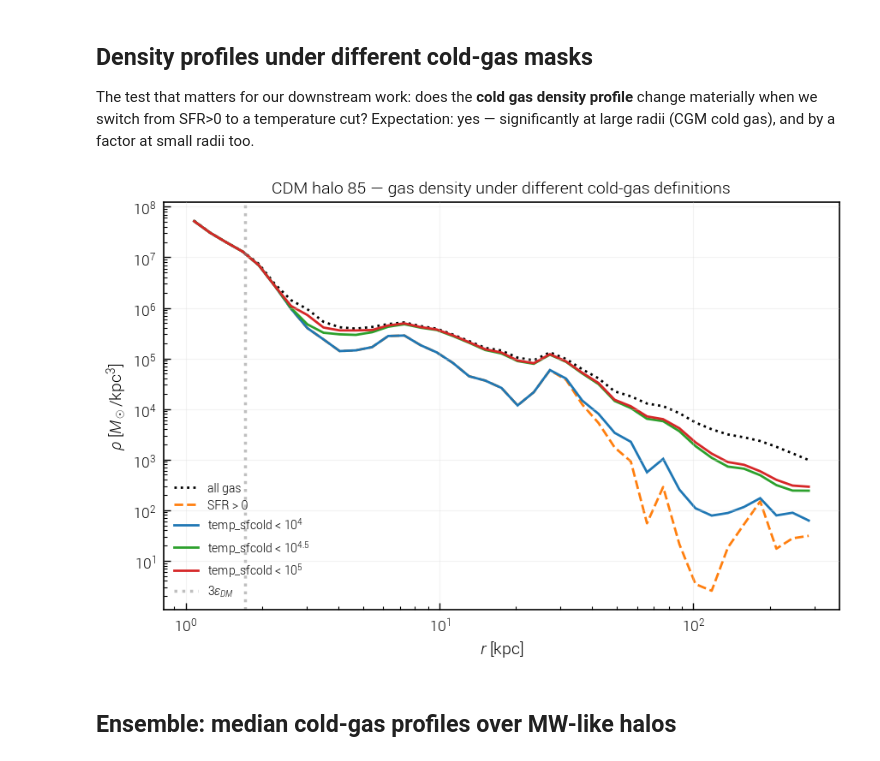
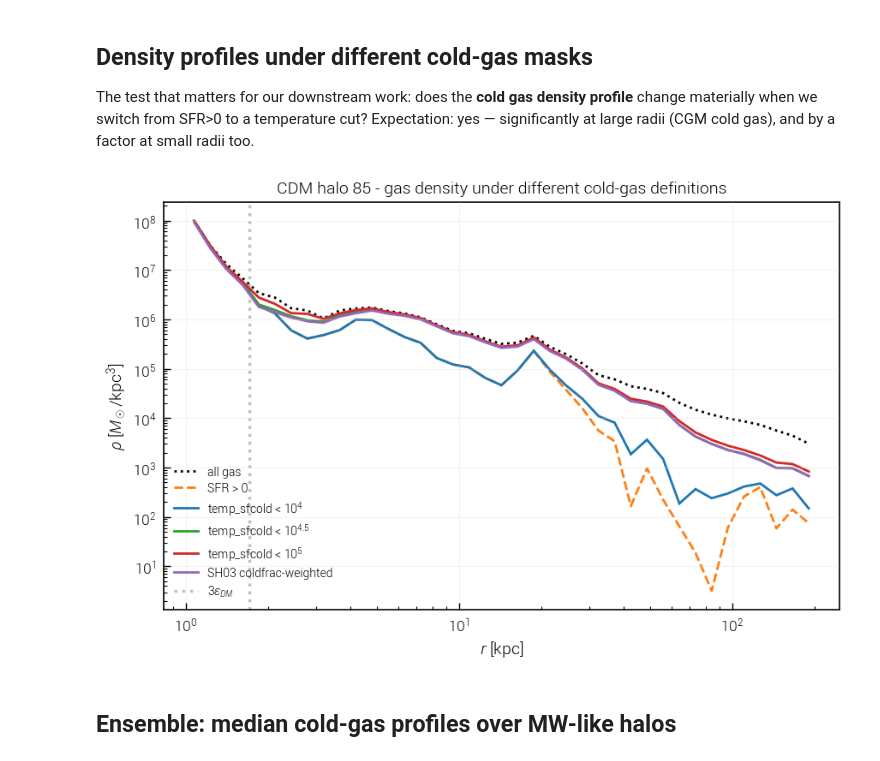
Before and after one commit to SoulOfSword/master_thesis_project, a Jupyter notebook: notebooks/AIDA-TNG/03_gas_temperature.ipynb, the cells around one changed output. Saved outputs shown, nothing was run; the diff lists cells and outputs as text; code cells hidden in the pictures.

```diff
--- a/notebooks/AIDA-TNG/03_gas_temperature.ipynb
+++ b/notebooks/AIDA-TNG/03_gas_temperature.ipynb
@@ -82,19 +76,21 @@ the eEOS ridge should be visible as a narrow density-temperature track (the SH03
 
 Two panels: left uses raw `temp` (SF cells sit on the eEOS); right uses `temp_sfcold` (SF cells pulled down to 1000 K).
 # %%
-# Load gas cells belonging to this halo (FoF). temet handles offsets automatically.
-gas = {}
-gas['temp']        = sim_cdm.snapshotSubset('gas', 'temp',            haloID=hid)
-gas['temp_sfcold'] = sim_cdm.snapshotSubset('gas', 'temp_sfcold',     haloID=hid)
-gas['rho']         = sim_cdm.snapshotSubset('gas', 'Density',         haloID=hid)
-gas['mass']        = sim_cdm.snapshotSubset('gas', 'Masses',          haloID=hid)
-gas['sfr']         = sim_cdm.snapshotSubset('gas', 'StarFormationRate', haloID=hid)
-gas['pos']         = sim_cdm.snapshotSubset('gas', 'Coordinates',     haloID=hid)
+gas = {
+    'temp':        sim_cdm.snapshotSubset('gas', 'temp',              haloID=hid),
+    'temp_sfcold': sim_cdm.snapshotSubset('gas', 'temp_sfcold',       haloID=hid),
+    'numdens':     sim_cdm.snapshotSubset('gas', 'numdens',           haloID=hid),
+    'mass':        sim_cdm.snapshotSubset('gas', 'mass_msun',         haloID=hid),
+    'sfr':         sim_cdm.snapshotSubset('gas', 'StarFormationRate', haloID=hid),
+    'rad':         sim_cdm.snapshotSubset('gas', 'rad_kpc',           haloID=hid),
+    'xh':          sim_cdm.snapshotSubset('gas', 'GFM_Metals',        haloID=hid)[:, 0],
+}
 
 print(f'{len(gas["temp"])} gas cells in halo {hid}')
 print(f'SF cells (SFR>0): {(gas["sfr"] > 0).sum()}')
 print(f'log T range (raw):        {np.log10(gas["temp"].min()):.2f} to {np.log10(gas["temp"].max()):.2f}')
 print(f'log T range (sfcold):     {np.log10(gas["temp_sfcold"].min()):.2f} to {np.log10(gas["temp_sfcold"].max()):.2f}')
+print(f'X_H range: {gas["xh"].min():.3f} to {gas["xh"].max():.3f}')
 print(f'median T for SF cells (raw):    {np.median(gas["temp"][gas["sfr"]>0]):.1f} K')
 print(f'median T for SF cells (sfcold): {np.median(gas["temp_sfcold"][gas["sfr"]>0]):.1f} K')
 # %% [output]
@@ -213,54 +219,58 @@ temp_sfcold < 1e5             0.343
 
 The test that matters for our downstream work: does the **cold gas density profile** change materially when we switch from SFR>0 to a temperature cut? Expectation: yes — significantly at large radii (CGM cold gas), and by a factor at small radii too.
 # %%
-# Compute halo-centric radii in physical kpc
-halo_single = sim_cdm.halo(hid)
-halo_pos = halo_single['GroupPos']
-box = sim_cdm.boxSize
-dx = gas['pos'] - halo_pos
-dx -= box * np.round(dx / box)
-r_kpc = np.linalg.norm(dx, axis=1) / h
-m_msun = gas['mass'] * 1e10 / h
-
-# Radial bins out to R200c
 r_edges = np.logspace(np.log10(1.0), np.log10(r200[hid]), 40)
 
+nH = gas['numdens'] * gas['xh']
+coldfrac = np.zeros(len(nH))
+sf = gas['sfr'] > 0
+if sf.any():
+    cf, _ = sim_cdm.units.densToSH03TwoPhase(nH[sf], gas['sfr'][sf])
+    coldfrac[sf] = cf
+w_sh03 = np.where(sf, coldfrac, (gas['temp_sfcold'] < T_COLD).astype(float))
+
 masks = {
-    'all gas':                 np.ones(len(r_kpc), dtype=bool),
-    'SFR > 0':                 gas['sfr'] > 0,
-    r'temp_sfcold < $10^4$':   gas['temp_sfcold'] < 1e4,
+    'all gas':                   np.ones(len(gas['rad']), dtype=bool),
+    'SFR > 0':                   gas['sfr'] > 0,
+    r'temp_sfcold < $10^4$':     gas['temp_sfcold'] < 1e4,
     r'temp_sfcold < $10^{4.5}$': gas['temp_sfcold'] < 10**4.5,
-    r'temp_sfcold < $10^5$':   gas['temp_sfcold'] < 1e5,
+    r'temp_sfcold < $10^5$':     gas['temp_sfcold'] < 1e5,
 }
-
-fig, ax = plt.subplots(figsize=(9, 6))
 prof_colors = {
     'all gas': 'black',
     'SFR > 0': 'tab:orange',
     r'temp_sfcold < $10^4$': 'tab:blue',
     r'temp_sfcold < $10^{4.5}$': 'tab:green',
     r'temp_sfcold < $10^5$': 'tab:red',
 }
+
+fig, ax = plt.subplots(figsize=(9, 6))
 for label, mask in masks.items():
     if mask.sum() == 0:
         continue
-    _, rho, _ = measure_density_profile(dx[mask] / h, m_msun[mask], r_edges=r_edges)
+    _, rho, _ = measure_density_profile(gas['rad'][mask], gas['mass'][mask], r_edges)
     r_mid = 0.5 * (r_edges[1:] + r_edges[:-1])
     good = rho > 0
     ls = '-' if 'temp_sfcold' in label else ('--' if label == 'SFR > 0' else ':')
     ax.loglog(r_mid[good], rho[good], label=label, color=prof_colors[label], lw=2, ls=ls)
 
+m_sh03 = gas['mass'] * w_sh03
+_, rho_sh03, _ = measure_density_profile(gas['rad'], m_sh03, r_edges)
+r_mid = 0.5 * (r_edges[1:] + r_edges[:-1])
+good = rho_sh03 > 0
+ax.loglog(r_mid[good], rho_sh03[good], label='SH03 coldfrac-weighted', color='tab:purple', lw=2, ls='-')
+
 ax.axvline(3 * 0.57, color='gray', ls=':', alpha=0.5, label=r'$3\epsilon_{DM}$')
 ax.set_xlabel(r'$r$ [kpc]')
 ax.set_ylabel(r'$\rho$ [$M_\odot$/kpc$^3$]')
-ax.set_title(f'CDM halo {hid} — gas density under different cold-gas definitions')
+ax.set_title(f'CDM halo {hid} - gas density under different cold-gas definitions')
 ax.legend(loc='lower left', fontsize=10)
 ax.grid(True, alpha=0.3)
 plt.tight_layout()
 plt.savefig(FIG_DIR / f'gastemp_profiles_halo{hid}.pdf', dpi=150, bbox_inches='tight')
 plt.show()
 # %% [output]
-[figure, old version]
+[figure, new version]
 # %% [markdown]
 ## Ensemble: median cold-gas profiles over MW-like halos
 # %%
```
Also changed, not shown: parts of 14 cells of this notebook, 37 other files.
